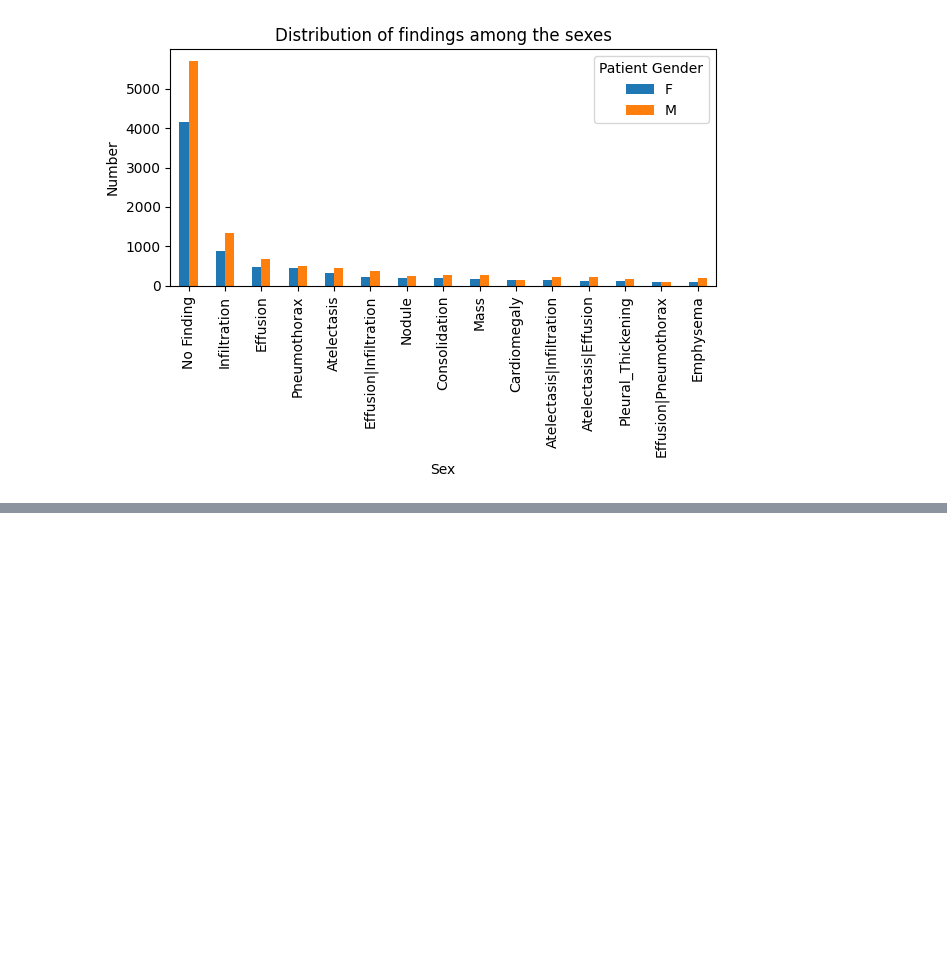
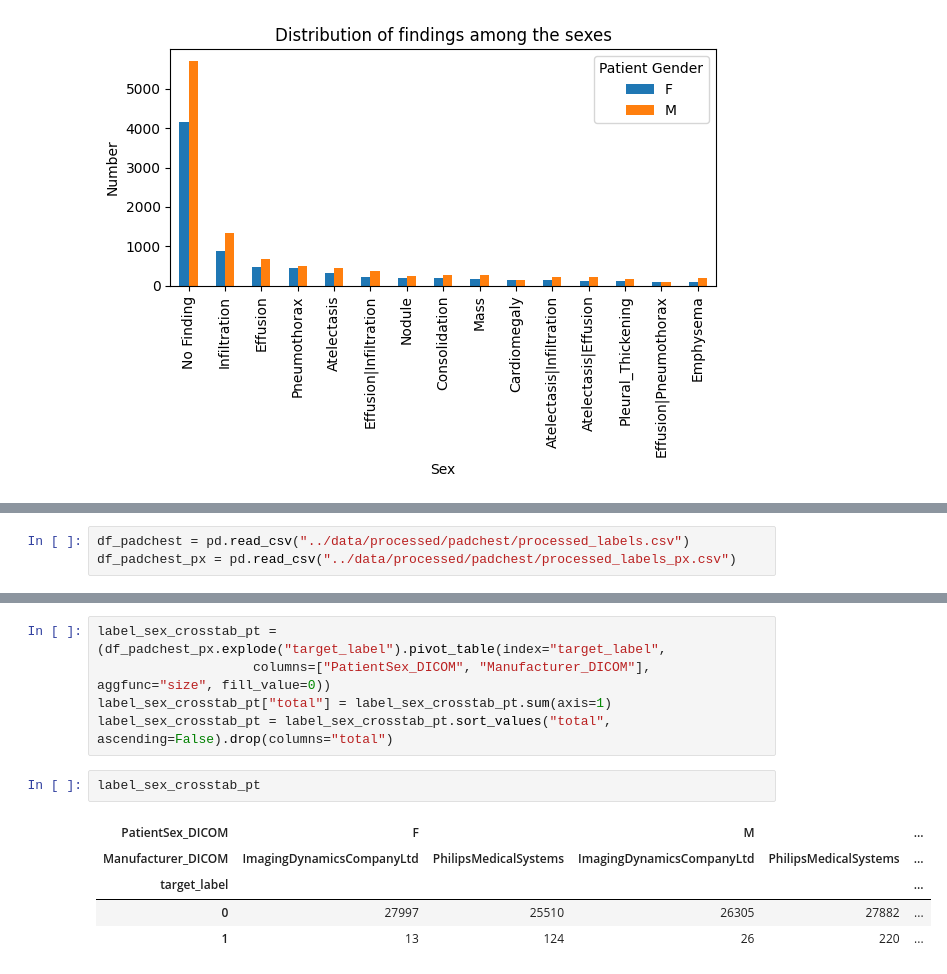
Before and after one commit to nikodice4/MedCLIP_shortcuts, a Jupyter notebook: notebooks/eda_pre.ipynb, the cells around one changed output, grey strips where cells are left out. Cells and saved outputs as stored; diff of their text form; blank space fills up the shorter version.

```diff
--- a/notebooks/eda_pre.ipynb
+++ b/notebooks/eda_pre.ipynb
@@ -637,0 +650,3 @@ plt.show()
+# %%
+df_padchest = pd.read_csv("../data/processed/padchest/processed_labels.csv")
+df_padchest_px = pd.read_csv("../data/processed/padchest/processed_labels_px.csv")
@@ -637,0 +713,13 @@ plt.show()
+# %%
+label_sex_crosstab_pt = (df_padchest_px.explode("target_label").pivot_table(index="target_label",
+                    columns=["PatientSex_DICOM", "Manufacturer_DICOM"], aggfunc="size", fill_value=0))
+label_sex_crosstab_pt["total"] = label_sex_crosstab_pt.sum(axis=1)
+label_sex_crosstab_pt = label_sex_crosstab_pt.sort_values("total", ascending=False).drop(columns="total")
+# %%
+label_sex_crosstab_pt
+# %% [output]
+| PatientSex_DICOM | F |  | M |  | ... |
+| Manufacturer_DICOM | ImagingDynamicsCompanyLtd | PhilipsMedicalSystems | ImagingDynamicsCompanyLtd | PhilipsMedicalSystems | ... |
+| target_label |  |  |  |  | ... |
+| 0 | 27997 | 25510 | 26305 | 27882 | ... |
+| 1 | 13 | 124 | 26 | 220 | ... |
```
Also changed, not shown: parts of 15 cells of this notebook, 2 other files.
